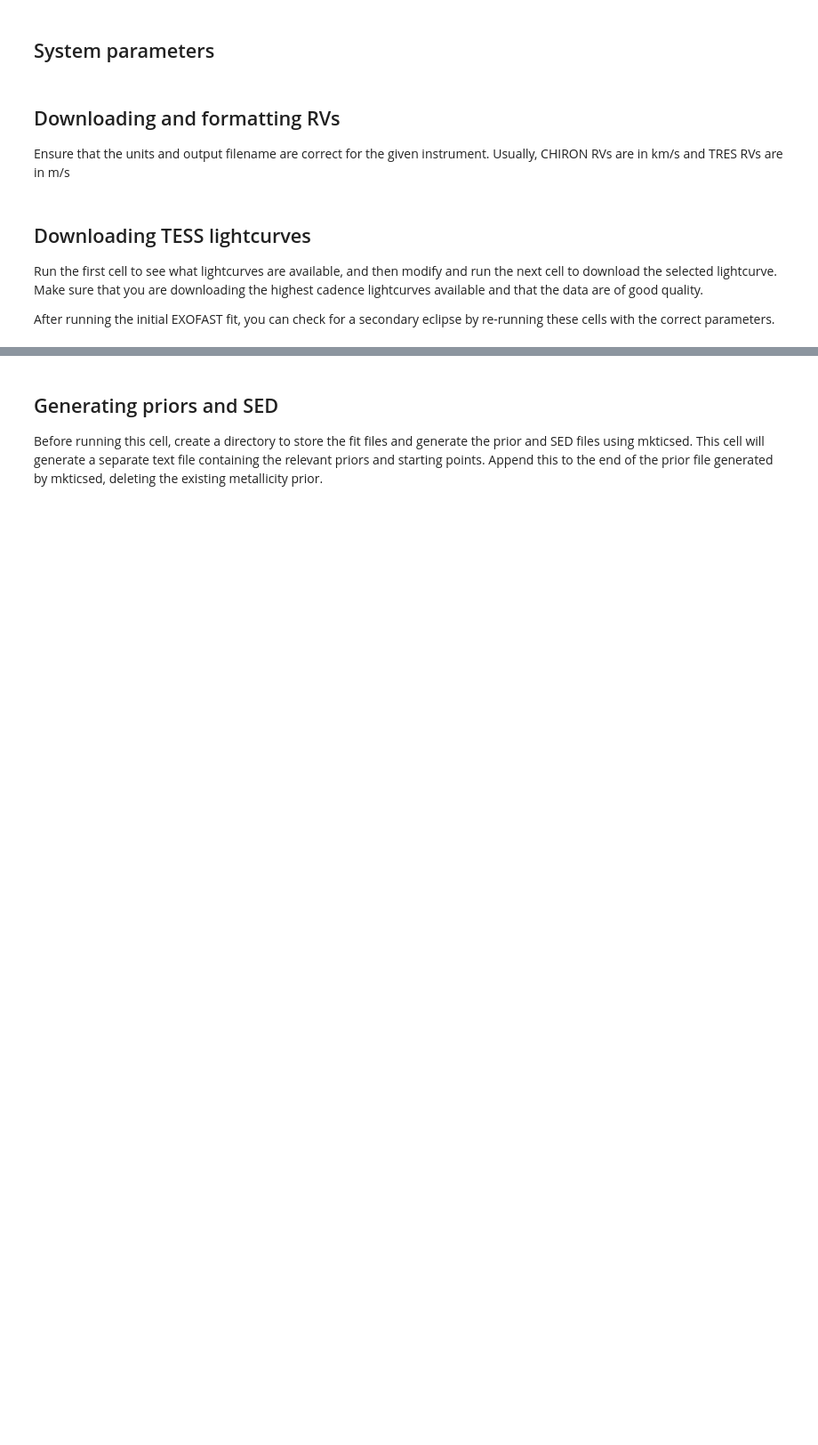
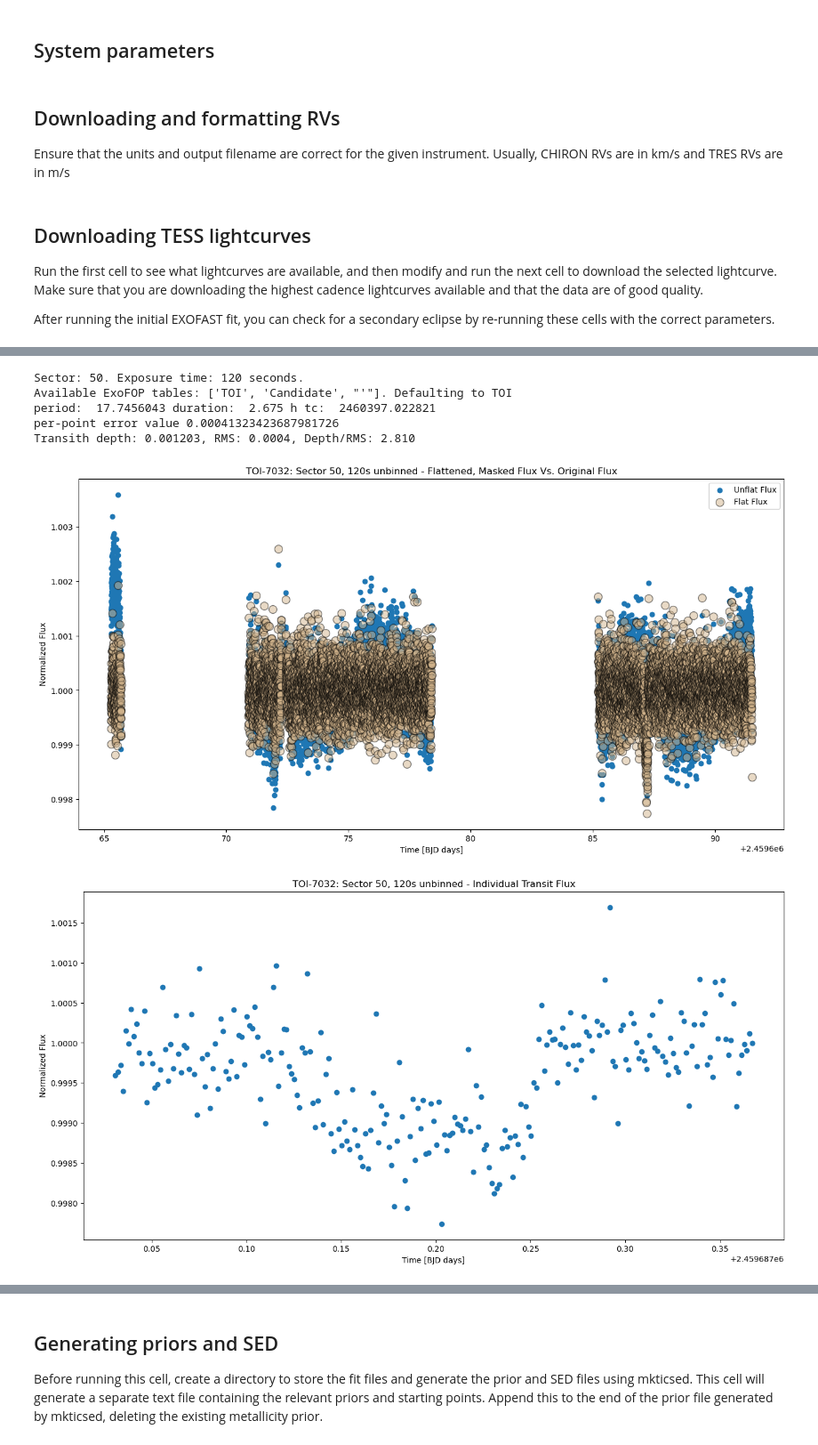
Before and after one commit to jackschulte/exofast_tools, a Jupyter notebook: scripts/setup_fit.ipynb, the cells around one changed output, grey strips where cells are left out. Shown at 89% size. Saved outputs shown, nothing was run; the diff lists cells and outputs as text; code cells hidden in the pictures; blank space fills up the shorter version.

```diff
--- a/scripts/setup_fit.ipynb
+++ b/scripts/setup_fit.ipynb
@@ -87,0 +92,13 @@ Transith depth: 0.013655, RMS: 0.0038, Depth/RMS: 3.571
+# %%
+create_light_curve(f'TIC {ticid}', 'SPOC', 50, exposure=120, targetname = f'TOI-{toi}', keep_secondary_eclipse=False,
+                   ecosw = 0, save = False, plot = True, planet='b', published = False, qualityFlag = True, #omit_transit_index=[4],
+                   outputfiles='slimflat', outputdir = outpath, undeblend=False,
+                   auto = True)#, period = 8.367819 * u.day, duration = (0.1136*24) * u.hr, tc = 2459849.6225)
+# %% [output]
+Sector: 50. Exposure time: 120 seconds.
+Available ExoFOP tables: ['TOI', 'Candidate', "'"]. Defaulting to TOI
+period:  17.7456043 duration:  2.675 h tc:  2460397.022821
+per-point error value 0.00041323423687981726
+Transith depth: 0.001203, RMS: 0.0004, Depth/RMS: 2.810
+[figure, added]
+[figure, added]
```
Also changed, not shown: parts of 6 cells of this notebook, 1 other file.
